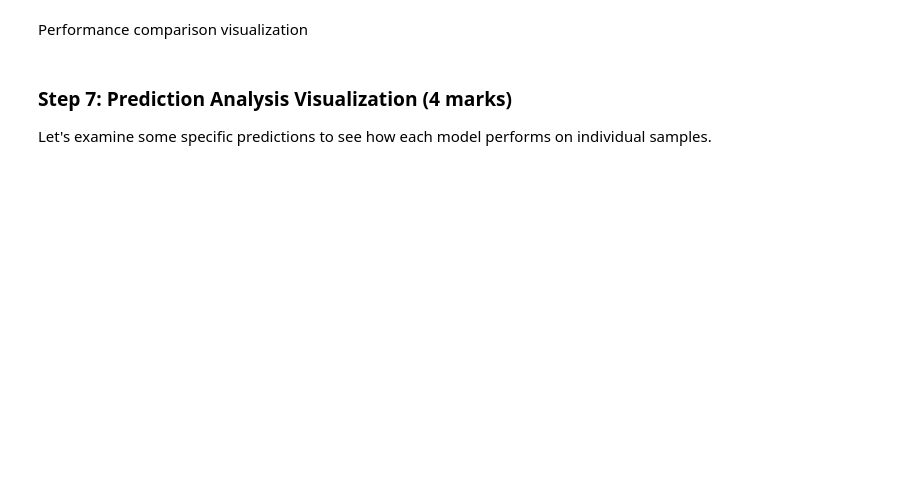
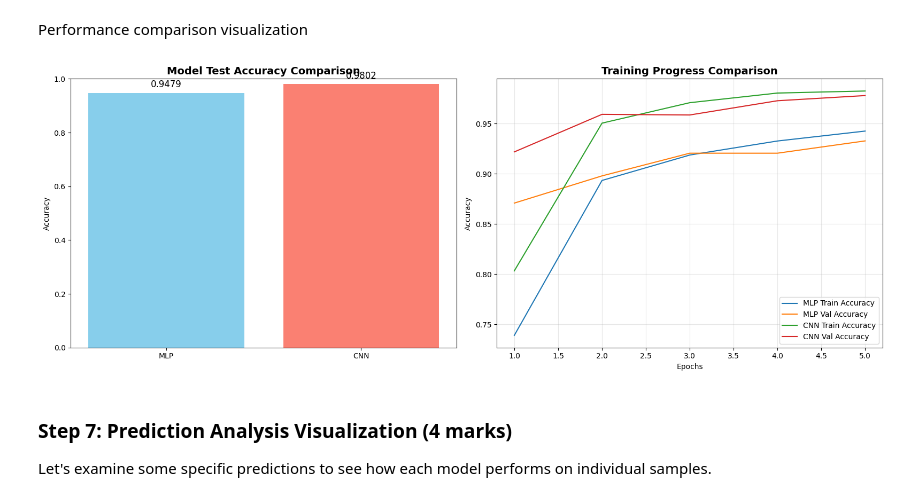
Before and after one commit to GlenaHussein/ENGG680_2025_Fall, a Jupyter notebook: Lab Assignment 2/Assignment2_upload.ipynb, the cells around one changed output. Cells and saved outputs as stored; diff of their text form; code cells hidden in the pictures; blank space fills up the shorter version.

```diff
--- a/Lab Assignment 2/Assignment2_upload.ipynb
+++ b/Lab Assignment 2/Assignment2_upload.ipynb
@@ -1349,17 +1363,19 @@ print("MLP Model created")
 # %% [markdown]
 **Use .fit() to train MLP model**
 # %%
+# Use .fit() to train MLP model
+
 # EPOCHS: Number of complete passes through entire training dataset, use 5 epochs
 # (0.5 marks)
-EPOCHS =
+EPOCHS = 5
 
 # BATCH_SIZE: Number of samples processed before updating model weights
 # Larger batch = more stable gradients but more memory usage
 # Use 128 as batch size
 # (0.5 marks)
-BATCH_SIZE =
+BATCH_SIZE = 128
 
-# Train MLP model using mlp_model we compile.
+# Train MLP model using mlp_model we compiled.
 # Use 10% of training data for validation, validation_split=0.1
 # Silent training (no progress output), verbose=0
 mlp_history = mlp_model.fit(
@@ -1370,5 +1386,4 @@ mlp_history = mlp_model.fit(
     verbose=0
 )
 
-
 print("MLP training completed")
@@ -1440,8 +1464,14 @@ print("CNN Model created")
 # %% [markdown]
 **Use .fit() to train CNN model**
 # %%
-# Train CNN model using cnn_model we compile, same parameters as MLP
+# Train CNN model using cnn_model we compiled, same parameters as MLP
 # (1 marks)
-cnn_history =
+cnn_history = cnn_model.fit(
+    X_train_normalized, y_train_categorical,
+    epochs=EPOCHS,
+    batch_size=BATCH_SIZE,
+    validation_split=0.1,
+    verbose=0
+)
 
 print("CNN training completed")
@@ -1481,3 +1537,55 @@ plt.show()
+# %%
+# Performance comparison visualization
+# Create side-by-side bar chart + training progress line plot (1 mark)
+
+plt.figure(figsize=(16, 6))
+
+
+# Subplot 1: Test Accuracy Bar Chart
+
+plt.subplot(1, 2, 1)
+
+models = ['MLP', 'CNN']
+accuracies = [mlp_test_accuracy, cnn_test_accuracy]
+
+plt.bar(models, accuracies, color=['skyblue', 'salmon'])
+plt.title("Model Test Accuracy Comparison", fontsize=14, fontweight='bold')
+plt.ylabel("Accuracy")
+plt.ylim(0, 1)  # accuracy range 0–1
+
+for i, acc in enumerate(accuracies):
+    plt.text(i, acc + 0.02, f"{acc:.4f}", ha='center', fontsize=12)
+
+
+# Subplot 2: Training Accuracy Progress
+
+plt.subplot(1, 2, 2)
+
+# Extract training history from .history object
+mlp_acc = mlp_history.history['accuracy']
+mlp_val_acc = mlp_history.history['val_accuracy']
+
+cnn_acc = cnn_history.history['accuracy']
+cnn_val_acc = cnn_history.history['val_accuracy']
+
+epochs_range = range(1, len(mlp_acc) + 1)
+
+plt.plot(epochs_range, mlp_acc, label='MLP Train Accuracy')
+plt.plot(epochs_range, mlp_val_acc, label='MLP Val Accuracy')
+
+plt.plot(epochs_range, cnn_acc, label='CNN Train Accuracy')
+plt.plot(epochs_range, cnn_val_acc, label='CNN Val Accuracy')
+
+plt.title("Training Progress Comparison", fontsize=14, fontweight='bold')
+plt.xlabel("Epochs")
+plt.ylabel("Accuracy")
+plt.legend()
+plt.grid(alpha=0.3)
+
+plt.tight_layout()
+plt.show()
+# %% [output]
+[figure, added]
 # %% [markdown]
 ### Step 7: Prediction Analysis Visualization (4 marks)
 
```
Also changed, not shown: parts of 13 cells of this notebook.
